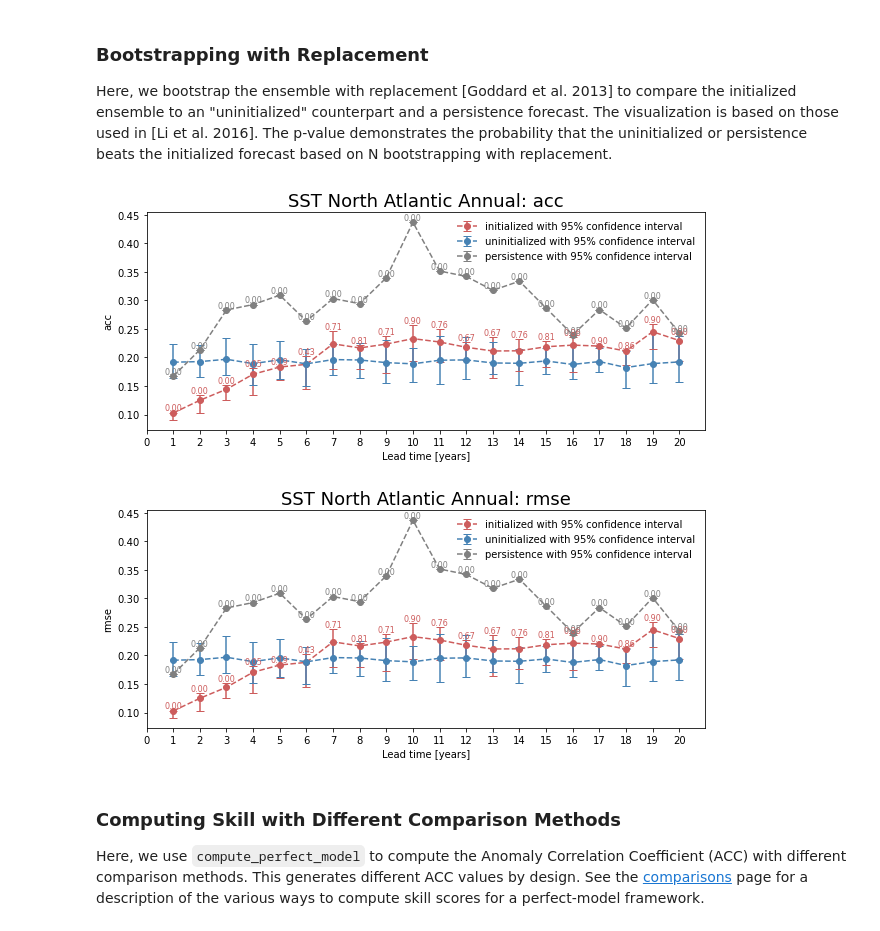
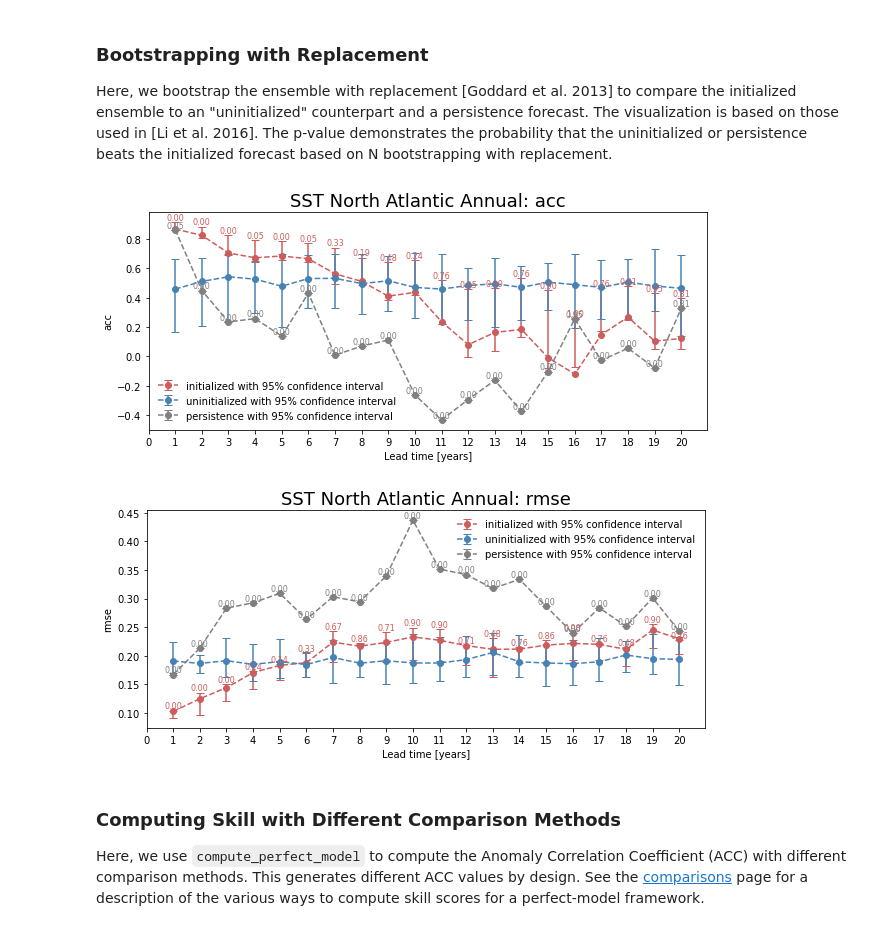
Before and after one commit to pangeo-data/climpred, a Jupyter notebook: docs/source/examples/decadal/perfect-model-predictability-demo.ipynb, the cells around one changed output. Saved outputs shown, nothing was run; the diff lists cells and outputs as text; code cells hidden in the pictures.

```diff
--- a/docs/source/examples/decadal/perfect-model-predictability-demo.ipynb
+++ b/docs/source/examples/decadal/perfect-model-predictability-demo.ipynb
@@ -43,8 +43,8 @@ Our 1D sample output contains datasets of time series of certain spatially avera
 
 `control`: The control dataset with the same areas and periods, as well as the years 3000 to 3299.
 # %%
-ds = climpred.tutorial.load_dataset('MPI-PM-DP-1D')['tos']
-control = climpred.tutorial.load_dataset('MPI-control-1D')['tos']
+ds = climpred.tutorial.load_dataset('MPI-PM-DP-1D').isel(area=1,period=-1)['tos']
+control = climpred.tutorial.load_dataset('MPI-control-1D').isel(area=1,period=-1)['tos']
 # %%
 ds['lead'].attrs = {'units': 'years'}
 # %%
@@ -69,13 +69,13 @@ Here, we bootstrap the ensemble with replacement [Goddard et al. 2013] to compar
 # %%
 for metric in ['acc', 'rmse']:
     bootstrapped = pm.bootstrap(metric=metric, comparison='m2e', iterations=21, sig=95)
-    climpred.graphics.plot_bootstrapped_skill_over_leadyear(bs)
+    climpred.graphics.plot_bootstrapped_skill_over_leadyear(bootstrapped)
     plt.title(' '.join(['SST', 'North Atlantic', 'Annual:', metric]),fontsize=18)
     plt.ylabel(metric)
     plt.show()
 # %% [output]
-[figure, old version]
+[figure, new version]
-[figure, old version]
+[figure, new version]
 # %% [markdown]
 ### Computing Skill with Different Comparison Methods
 
```
Also changed, not shown: parts of 1 cell of this notebook.
